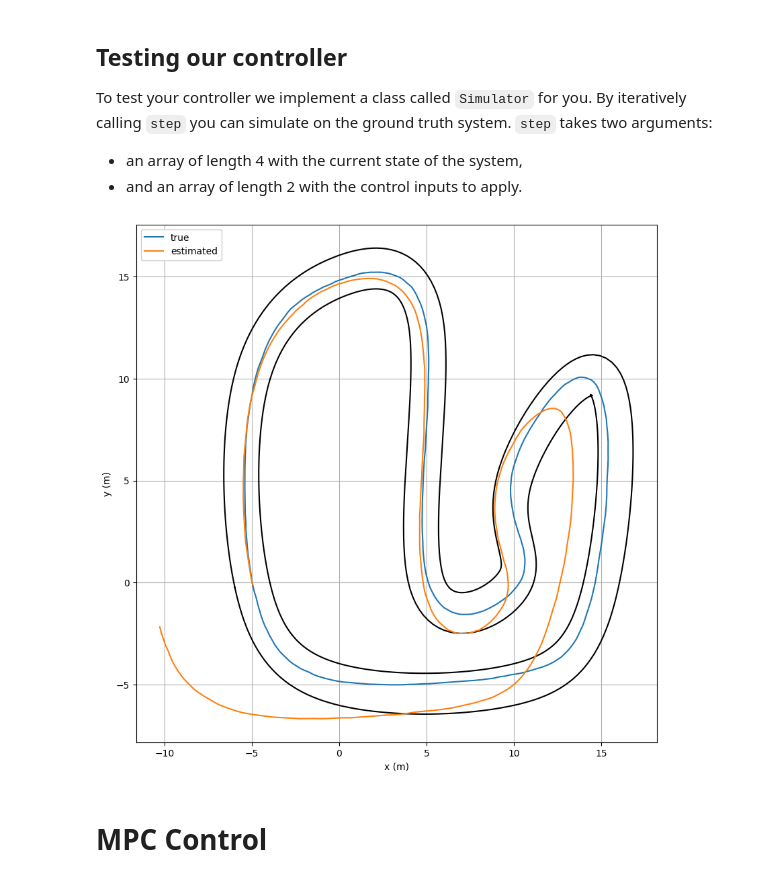
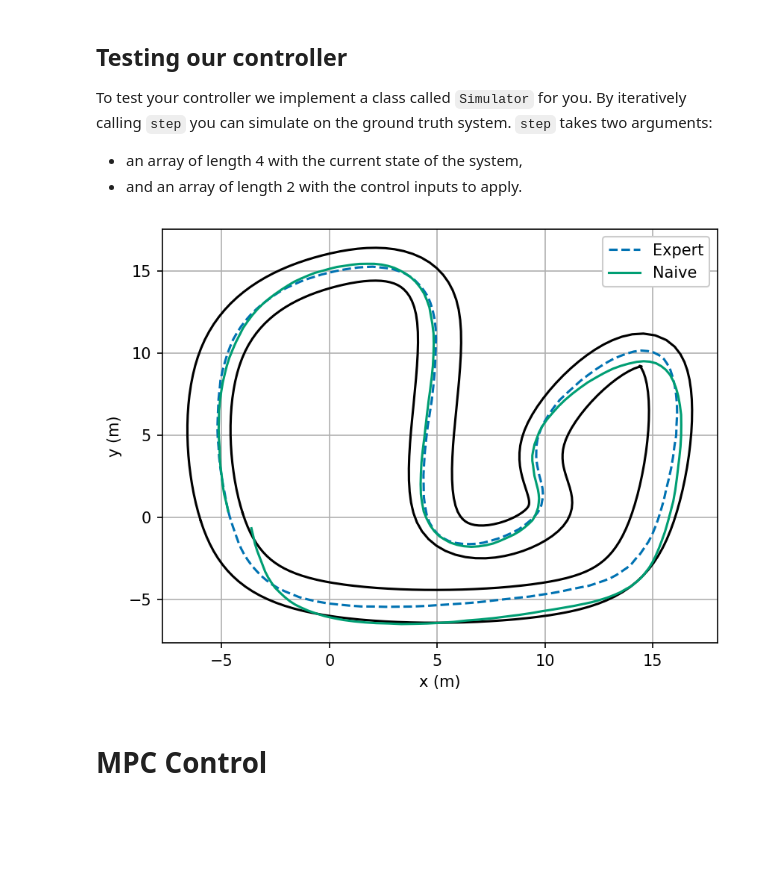
Before and after one commit to Damowerko/ese200, a Jupyter notebook: dynamical_systems.ipynb, the cells around one changed output. Saved outputs shown, nothing was run; the diff lists cells and outputs as text; code cells hidden in the pictures; blank space fills up the shorter version.

```diff
--- a/dynamical_systems.ipynb
+++ b/dynamical_systems.ipynb
@@ -36,13 +50,7 @@ for x_ in x_expert:
 # %% [markdown]
 Let's try see how well the constant acceleration model reflects the behaviour above.
 # %%
-# which trajectory we are using
-trajectory_idx = 5
 A_ca, B_ca = dynamics_ca(Config.time_step)
-
-t = np.arange(0, Config.duration, Config.time_step)
-x_expert = np.load(data_path / "states.npy")[trajectory_idx]
-u_expert = np.load(data_path / "inputs.npy")[trajectory_idx]
 
 # compute the single step error
 x_predicted = x_expert @ A_ca.T + u_expert @ B_ca.T
@@ -125,15 +151,8 @@ B =
 # %% [markdown]
 Like with the CA model, let's compute the single step squared error.
 # %%
-# which trajectory we are using
-trajectory_idx = 5
-
-t = np.arange(0, Config.duration, Config.time_step)
-x_expert = np.load(data_path / "states.npy")[trajectory_idx]
-u_expert = np.load(data_path / "inputs.npy")[trajectory_idx]
-
 # compute the single step error
 x_predicted = x_expert @ A_learnt.T + u_expert @ B_learnt.T
-mse = np.linalg.norm(x_expert[1:] - x_predicted[:-1], axis=1).mean()
-print(f"Single Step MSE: {mse:.4f}")
+mse = np.linalg.norm(x_expert[1:] - x_predicted[:-1], axis=1)
+print(f"Single Step MSE: {mse.mean():.4f}")
 # %% [output]
@@ -181,10 +205,9 @@ def rollout(A, B, u, x0):
     # return the predicted trajectory
     return x[1:]
 # %%
-device = torch.device("cuda" if torch.cuda.is_available() else "cpu")
 with device:
-    A = torch.tensor(np.load(data_path / "A.npy"))
-    B = torch.tensor(np.load(data_path / "B.npy"))
+    A = torch.from_numpy(A_learnt).to(device).float()
+    B = torch.from_numpy(B_learnt).to(device).float()
     x0 = torch.tensor(x_expert[0]).float()
     x_ref = torch.tensor(x_expert[1:]).float()
     u_naive = torch.zeros(len(x_ref), 2, requires_grad=True).float()
@@ -210,28 +233,16 @@ To test your controller we implement a class called `Simulator` for you. By iter
 # %%
 simulator = Simulator()
 t = np.arange(0, Config.duration, Config.time_step)
-x_esimate = np.zeros_like(x_expert)
+x_naive = np.zeros_like(x_expert)
 # use the starting point as the initial estimate
-x_estimate[0] = x_expert[0]
+x_naive[0] = x_expert[0]
 for i in range(len(t) - 1):
-    x_estimate[i + 1] = simulator.step(x_estimate[i], u_naive[i].detach().cpu().numpy())
+    x_naive[i + 1] = simulator.step(x_naive[i], u_naive[i].detach().cpu().numpy())
 
-plt.figure(figsize=(10, 10))
-track.plot(plt.gca())
-plt.grid(True)
-plt.xlabel("x (m)")
-plt.ylabel("y (m)")
-plt.plot(x_expert[:, 0], x_expert[:, 1], "-", label="true")
-plt.plot(
-    x_estimate[:, 0],
-    x_estimate[:, 1],
-    "-",
-    label="estimated",
-)
-plt.legend(loc="upper left", framealpha=1.0)
-plt.show()
+plot_vs_expert(x_naive, "Naive", x_expert, track)
+plt.savefig(figure_path / "naive.pdf")
 # %% [output]
-[figure, old version]
+[figure, new version]
 # %% [markdown]
 # MPC Control
 # %% [markdown]
```
Also changed, not shown: parts of 15 cells of this notebook, 5 other files.
